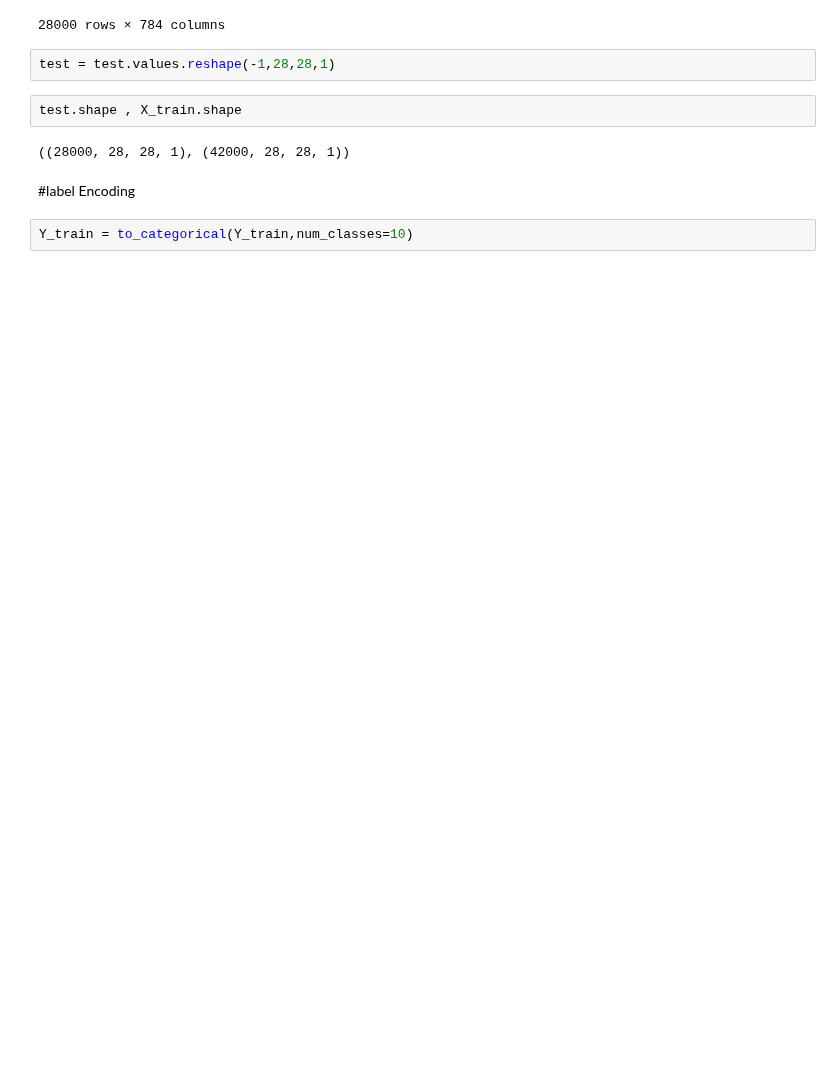
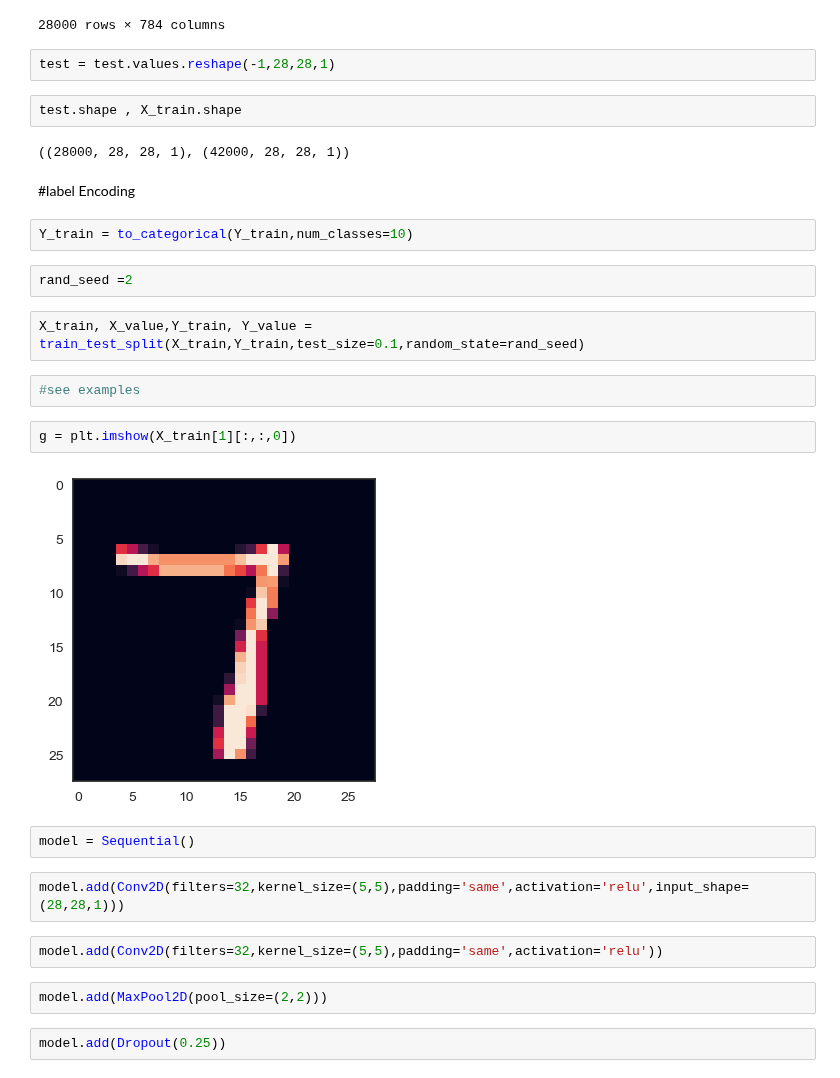
Before and after one commit to cyrsis/TensorflowPY36CPU, a Jupyter notebook: _8_TensorFlowBasics/Kaggle/MNIST_example/MyVersion.ipynb, the cells around one changed output. Cells and saved outputs as stored; diff of their text form; blank space fills up the shorter version.

```diff
--- a/_8_TensorFlowBasics/Kaggle/MNIST_example/MyVersion.ipynb
+++ b/_8_TensorFlowBasics/Kaggle/MNIST_example/MyVersion.ipynb
@@ -89,3 +89,23 @@ test.shape , X_train.shape
 #label Encoding
 # %%
 Y_train = to_categorical(Y_train,num_classes=10)
+# %%
+rand_seed =2
+# %%
+X_train, X_value,Y_train, Y_value = train_test_split(X_train,Y_train,test_size=0.1,random_state=rand_seed)
+# %%
+#see examples
+# %%
+g = plt.imshow(X_train[1][:,:,0])
+# %% [output]
+[figure, added]
+# %%
+model = Sequential()
+# %%
+model.add(Conv2D(filters=32,kernel_size=(5,5),padding='same',activation='relu',input_shape=(28,28,1)))
+# %%
+model.add(Conv2D(filters=32,kernel_size=(5,5),padding='same',activation='relu'))
+# %%
+model.add(MaxPool2D(pool_size=(2,2)))
+# %%
+model.add(Dropout(0.25))
```
